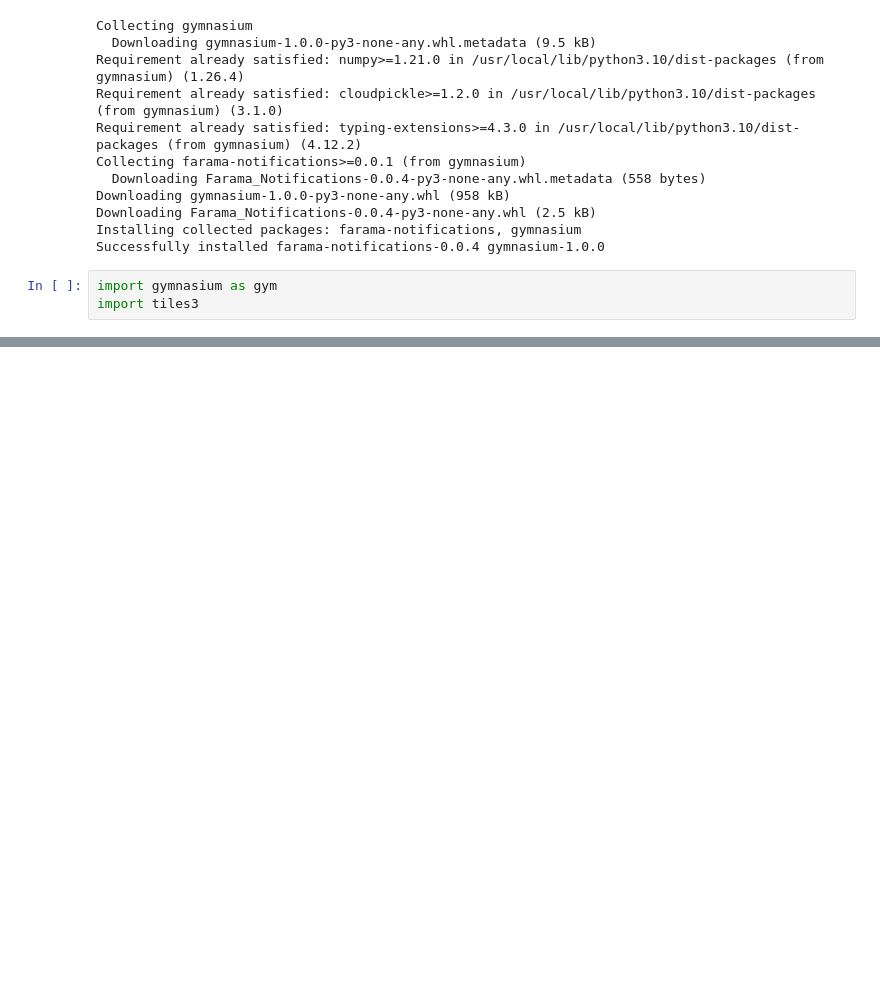
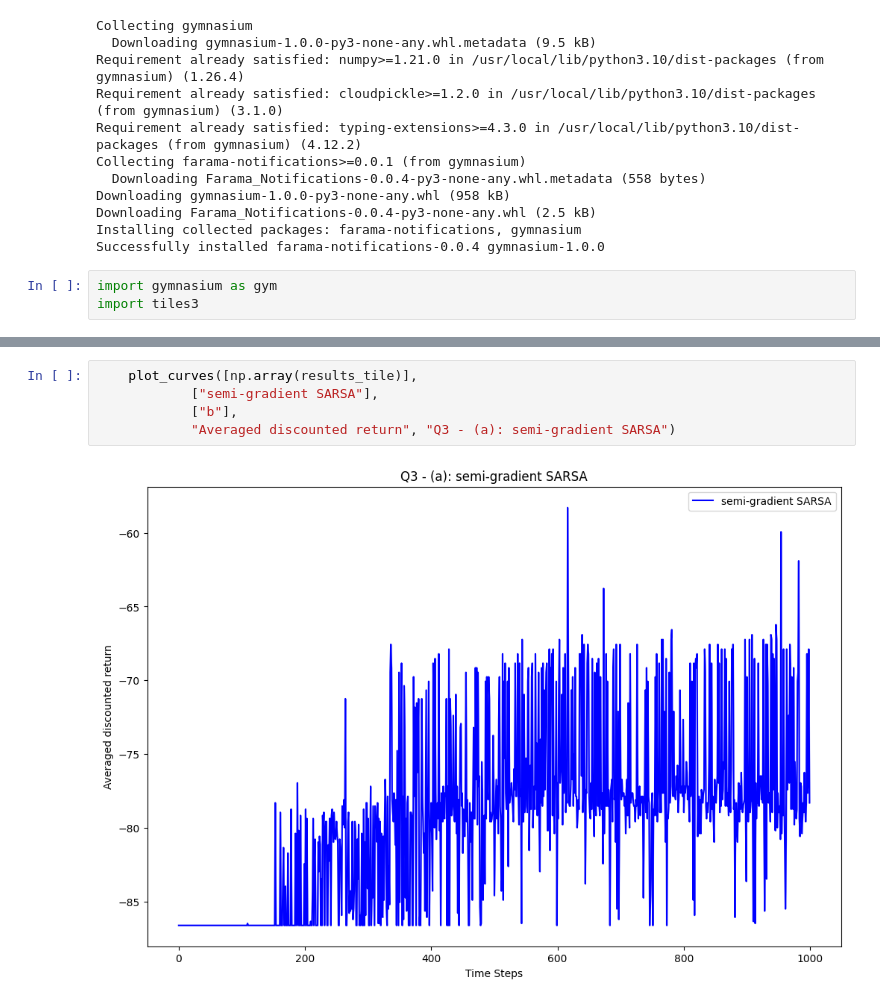
Before and after one commit to arjunjyothieswarb/CS5180, a Jupyter notebook: Assignment7/ex7_24fall.ipynb, the cells around one changed output, grey strips where cells are left out. Saved outputs shown, nothing was run; the diff lists cells and outputs as text; blank space fills up the shorter version.

```diff
--- a/Assignment7/ex7_24fall.ipynb
+++ b/Assignment7/ex7_24fall.ipynb
@@ -1138,0 +1122,7 @@ print(tile_indices)
+# %%
+    plot_curves([np.array(results_tile)],
+            ["semi-gradient SARSA"],
+            ["b"],
+            "Averaged discounted return", "Q3 - (a): semi-gradient SARSA")
+# %% [output]
+[figure, added]
```
Also changed, not shown: parts of 6 cells of this notebook.
